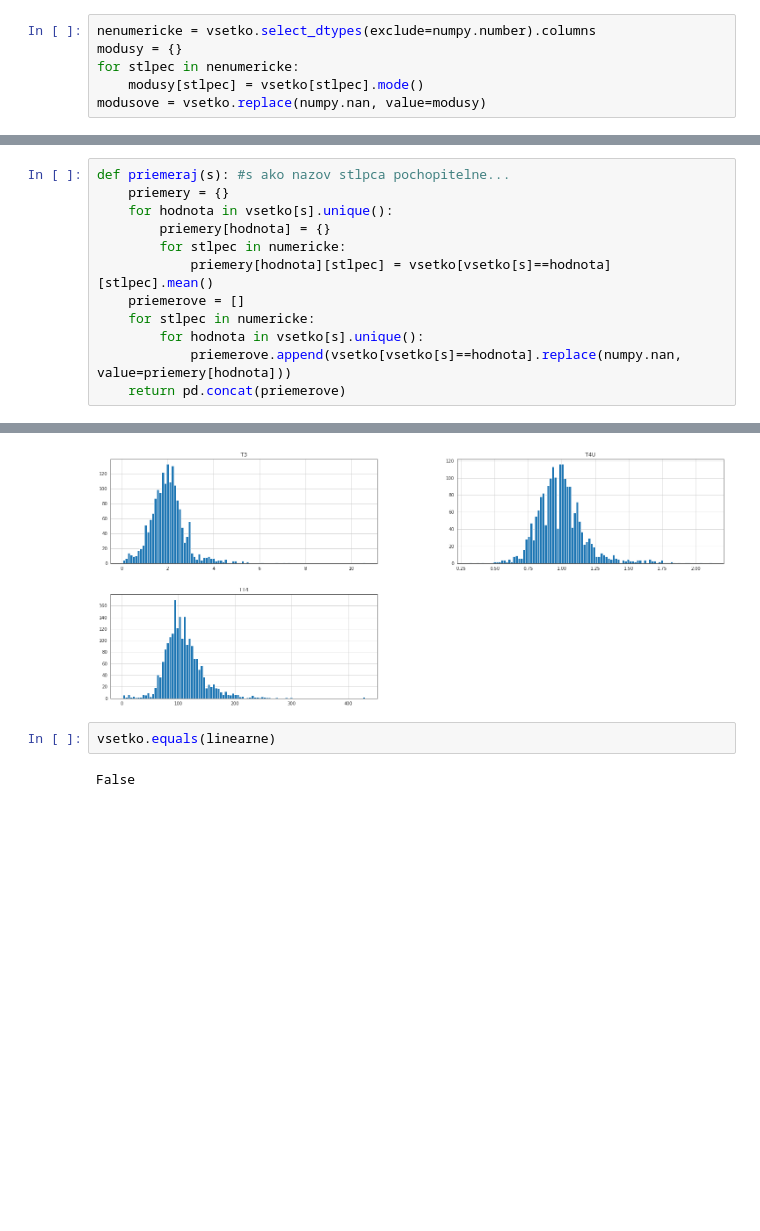
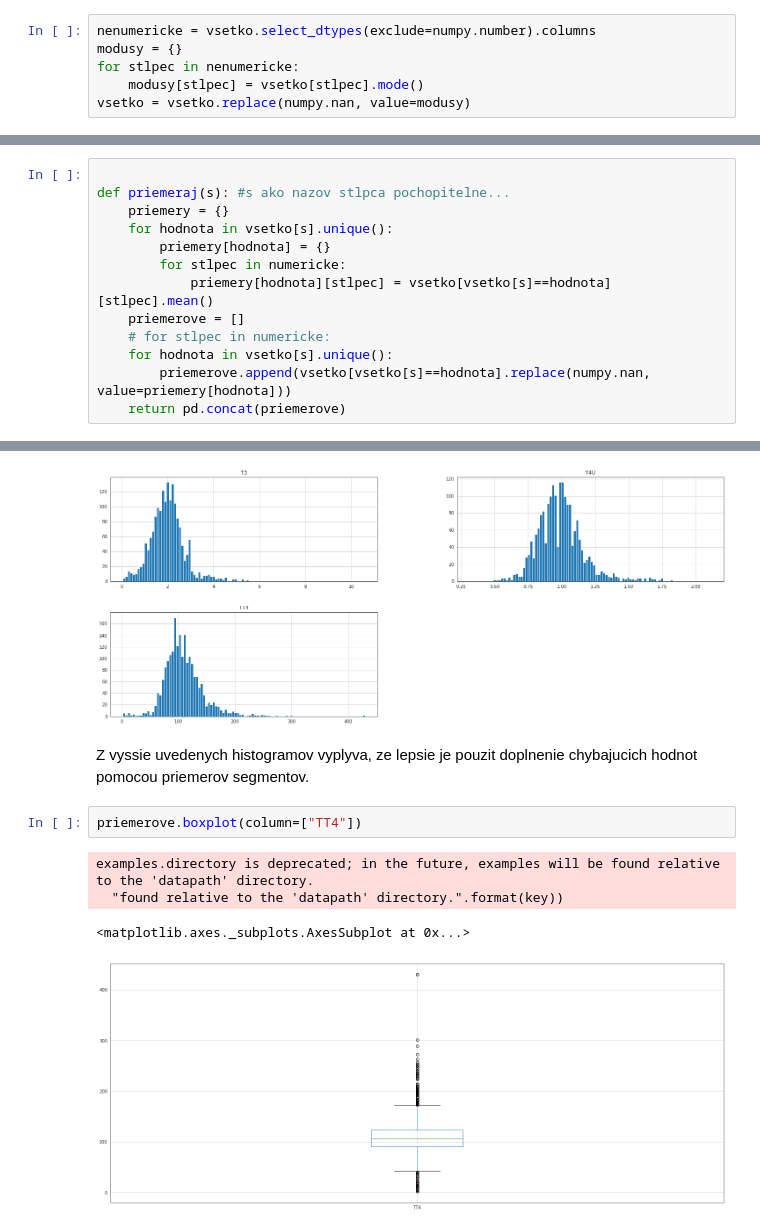
Before and after one commit to MatusPilnan/nadejny-informatik, a Jupyter notebook: utrzok-z-krabicky-od-kameliek.ipynb, the cells around one changed output, grey strips where cells are left out. Drawn from its saved outputs; the diff is of its cells as text; blank space fills up the shorter version.

```diff
--- a/utrzok-z-krabicky-od-kameliek.ipynb
+++ b/utrzok-z-krabicky-od-kameliek.ipynb
@@ -133,7 +122,7 @@ nenumericke = vsetko.select_dtypes(exclude=numpy.number).columns
 modusy = {}
 for stlpec in nenumericke:
     modusy[stlpec] = vsetko[stlpec].mode()
-modusove = vsetko.replace(numpy.nan, value=modusy)
+vsetko = vsetko.replace(numpy.nan, value=modusy)
 # %% [markdown]
 Doplnenie kategorickych atributov najcastejsou hodnotou
 # %%
@@ -149,4 +136,5 @@ medianove.to_csv(path_or_buf='data/opravene_spojene_medianom.csv')
 # %%
+
 def priemeraj(s): #s ako nazov stlpca pochopitelne...
     priemery = {}
     for hodnota in vsetko[s].unique():
@@ -154,9 +142,9 @@ def priemeraj(s): #s ako nazov stlpca pochopitelne...
         for stlpec in numericke:
             priemery[hodnota][stlpec] = vsetko[vsetko[s]==hodnota][stlpec].mean()
     priemerove = []
-    for stlpec in numericke:
-        for hodnota in vsetko[s].unique():
-            priemerove.append(vsetko[vsetko[s]==hodnota].replace(numpy.nan, value=priemery[hodnota]))
+    # for stlpec in numericke:
+    for hodnota in vsetko[s].unique():
+        priemerove.append(vsetko[vsetko[s]==hodnota].replace(numpy.nan, value=priemery[hodnota]))
     return pd.concat(priemerove)
 # %%
 priemerove = priemeraj('occupation')
@@ -191,7 +177,12 @@ array([[<matplotlib.axes._subplots.AxesSubplot object at 0x...>,
         <matplotlib.axes._subplots.AxesSubplot object at 0x...>]],
       dtype=object)
 [figure]
-# %%
-vsetko.equals(linearne)
-# %% [output]
-False
+# %% [markdown]
+Z vyssie uvedenych histogramov vyplyva, ze lepsie je pouzit doplnenie chybajucich hodnot pomocou priemerov segmentov.
+# %%
+priemerove.boxplot(column=["TT4"])
+# %% [output]
+examples.directory is deprecated; in the future, examples will be found relative to the 'datapath' directory.
+  "found relative to the 'datapath' directory.".format(key))
+<matplotlib.axes._subplots.AxesSubplot at 0x...>
+[figure, added]
```
Also changed, not shown: parts of 24 cells of this notebook.
